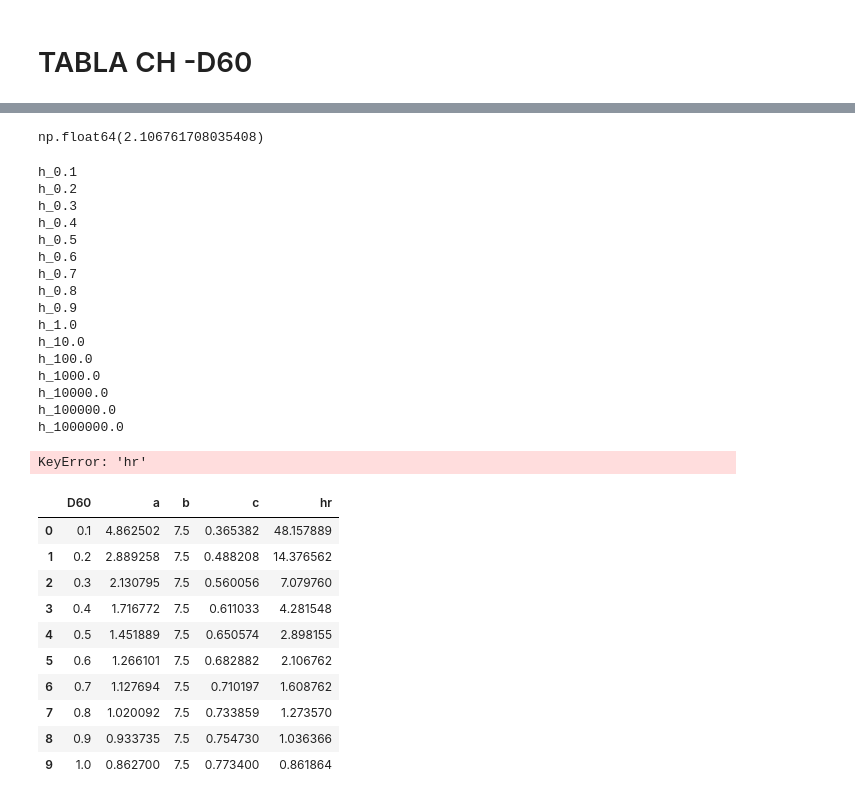
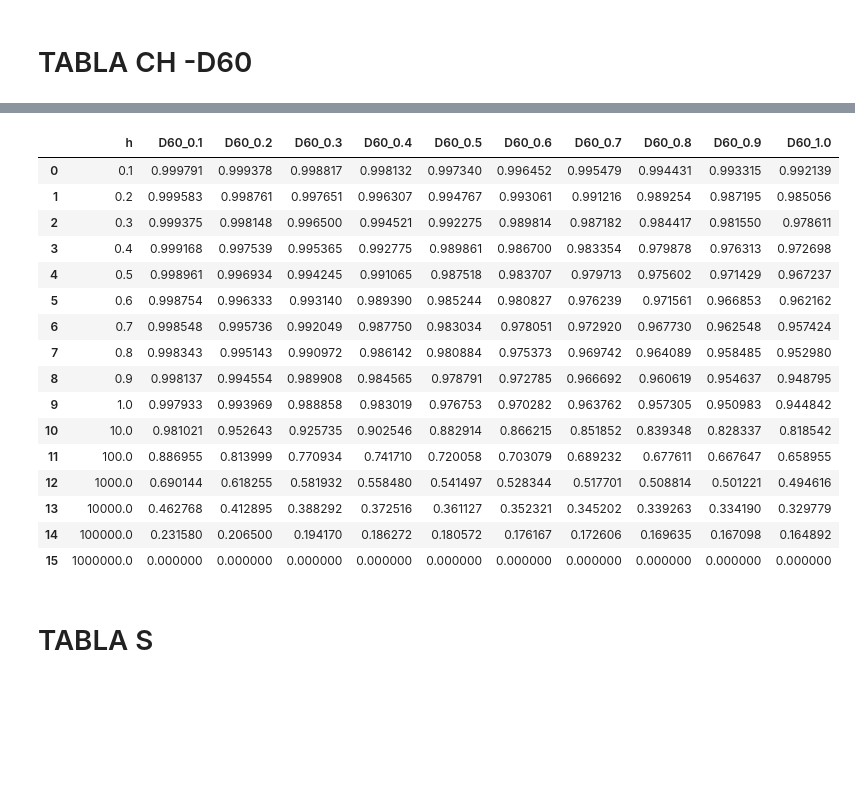
Before and after one commit to javi12we/TMI_Calculos, a Jupyter notebook: notebooks/5- Calculo_SWWCC.ipynb, the cells around one changed output, grey strips where cells are left out. Saved outputs shown, nothing was run; the diff lists cells and outputs as text; code cells hidden in the pictures; blank space fills up the shorter version.

```diff
--- a/notebooks/5- Calculo_SWWCC.ipynb
+++ b/notebooks/5- Calculo_SWWCC.ipynb
@@ -217,44 +203,26 @@ df_D60
-# %%
-df_D60.loc[5]["hr"]
-# %% [output]
-np.float64(2.106761708035408)
-# %%
-for index, row in df_CH_D60.iterrows():
-    print(f"h_{row['h']}")
-# %% [output]
-h_0.1
-h_0.2
-h_0.3
-h_0.4
-h_0.5
-h_0.6
-h_0.7
-h_0.8
-h_0.9
-h_1.0
-h_10.0
-h_100.0
-h_1000.0
-h_10000.0
-h_100000.0
-h_1000000.0
 # %%
 # Crear la tabla C(h) usando los valores de hr en df_d60 y los valores de h en df_CH
-for index, row in df_CH_D60.iterrows():
-    df_CH_D60[f"C(h)_{row['D60']}"] = df_CH_D60["h"].apply(lambda h, hr_value = row["hr"]: 1 - np.log(1 + df['Q10'] / R7) / np.log(1 + 1000000 / R7))
+for index, row in df_D60.iterrows():
+    df_CH_D60[f"{row['D60']}"] = 1 - (np.log(1 + df_CH_D60['h'] / df_D60.loc[index]["hr"]) / np.log(1 + 1000000 / df_D60.loc[index]["hr"]))
-# %% [output]
-KeyError: 'hr'
-# %%
-df_D60
-# %% [output]
-|  | D60 | a | b | c | hr |
-| 0 | 0.1 | 4.862502 | 7.5 | 0.365382 | 48.157889 |
-| 1 | 0.2 | 2.889258 | 7.5 | 0.488208 | 14.376562 |
-| 2 | 0.3 | 2.130795 | 7.5 | 0.560056 | 7.079760 |
-| 3 | 0.4 | 1.716772 | 7.5 | 0.611033 | 4.281548 |
-| 4 | 0.5 | 1.451889 | 7.5 | 0.650574 | 2.898155 |
-| 5 | 0.6 | 1.266101 | 7.5 | 0.682882 | 2.106762 |
-| 6 | 0.7 | 1.127694 | 7.5 | 0.710197 | 1.608762 |
-| 7 | 0.8 | 1.020092 | 7.5 | 0.733859 | 1.273570 |
-| 8 | 0.9 | 0.933735 | 7.5 | 0.754730 | 1.036366 |
-| 9 | 1.0 | 0.862700 | 7.5 | 0.773400 | 0.861864 |
+# %%
+df_CH_D60
+# %% [output]
+|  | h | D60_0.1 | D60_0.2 | D60_0.3 | D60_0.4 | D60_0.5 | D60_0.6 | D60_0.7 | D60_0.8 | D60_0.9 | D60_1.0 |
+| 0 | 0.1 | 0.999791 | 0.999378 | 0.998817 | 0.998132 | 0.997340 | 0.996452 | 0.995479 | 0.994431 | 0.993315 | 0.992139 |
+| 1 | 0.2 | 0.999583 | 0.998761 | 0.997651 | 0.996307 | 0.994767 | 0.993061 | 0.991216 | 0.989254 | 0.987195 | 0.985056 |
+| 2 | 0.3 | 0.999375 | 0.998148 | 0.996500 | 0.994521 | 0.992275 | 0.989814 | 0.987182 | 0.984417 | 0.981550 | 0.978611 |
+| 3 | 0.4 | 0.999168 | 0.997539 | 0.995365 | 0.992775 | 0.989861 | 0.986700 | 0.983354 | 0.979878 | 0.976313 | 0.972698 |
+| 4 | 0.5 | 0.998961 | 0.996934 | 0.994245 | 0.991065 | 0.987518 | 0.983707 | 0.979713 | 0.975602 | 0.971429 | 0.967237 |
+| 5 | 0.6 | 0.998754 | 0.996333 | 0.993140 | 0.989390 | 0.985244 | 0.980827 | 0.976239 | 0.971561 | 0.966853 | 0.962162 |
+| 6 | 0.7 | 0.998548 | 0.995736 | 0.992049 | 0.987750 | 0.983034 | 0.978051 | 0.972920 | 0.967730 | 0.962548 | 0.957424 |
+| 7 | 0.8 | 0.998343 | 0.995143 | 0.990972 | 0.986142 | 0.980884 | 0.975373 | 0.969742 | 0.964089 | 0.958485 | 0.952980 |
+| 8 | 0.9 | 0.998137 | 0.994554 | 0.989908 | 0.984565 | 0.978791 | 0.972785 | 0.966692 | 0.960619 | 0.954637 | 0.948795 |
+| 9 | 1.0 | 0.997933 | 0.993969 | 0.988858 | 0.983019 | 0.976753 | 0.970282 | 0.963762 | 0.957305 | 0.950983 | 0.944842 |
+| 10 | 10.0 | 0.981021 | 0.952643 | 0.925735 | 0.902546 | 0.882914 | 0.866215 | 0.851852 | 0.839348 | 0.828337 | 0.818542 |
+| 11 | 100.0 | 0.886955 | 0.813999 | 0.770934 | 0.741710 | 0.720058 | 0.703079 | 0.689232 | 0.677611 | 0.667647 | 0.658955 |
+| 12 | 1000.0 | 0.690144 | 0.618255 | 0.581932 | 0.558480 | 0.541497 | 0.528344 | 0.517701 | 0.508814 | 0.501221 | 0.494616 |
+| 13 | 10000.0 | 0.462768 | 0.412895 | 0.388292 | 0.372516 | 0.361127 | 0.352321 | 0.345202 | 0.339263 | 0.334190 | 0.329779 |
+| 14 | 100000.0 | 0.231580 | 0.206500 | 0.194170 | 0.186272 | 0.180572 | 0.176167 | 0.172606 | 0.169635 | 0.167098 | 0.164892 |
+| 15 | 1000000.0 | 0.000000 | 0.000000 | 0.000000 | 0.000000 | 0.000000 | 0.000000 | 0.000000 | 0.000000 | 0.000000 | 0.000000 |
+# %% [markdown]
+# TABLA S
```
Also changed, not shown: parts of 6 cells of this notebook, 3 other files.
